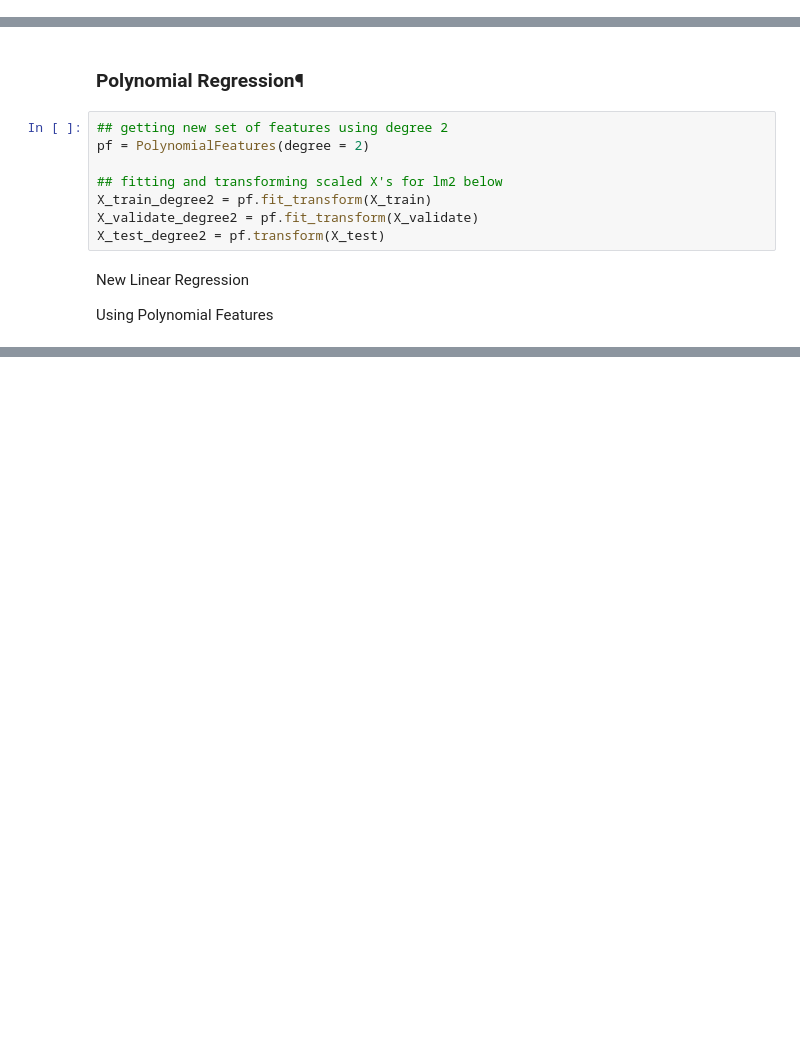
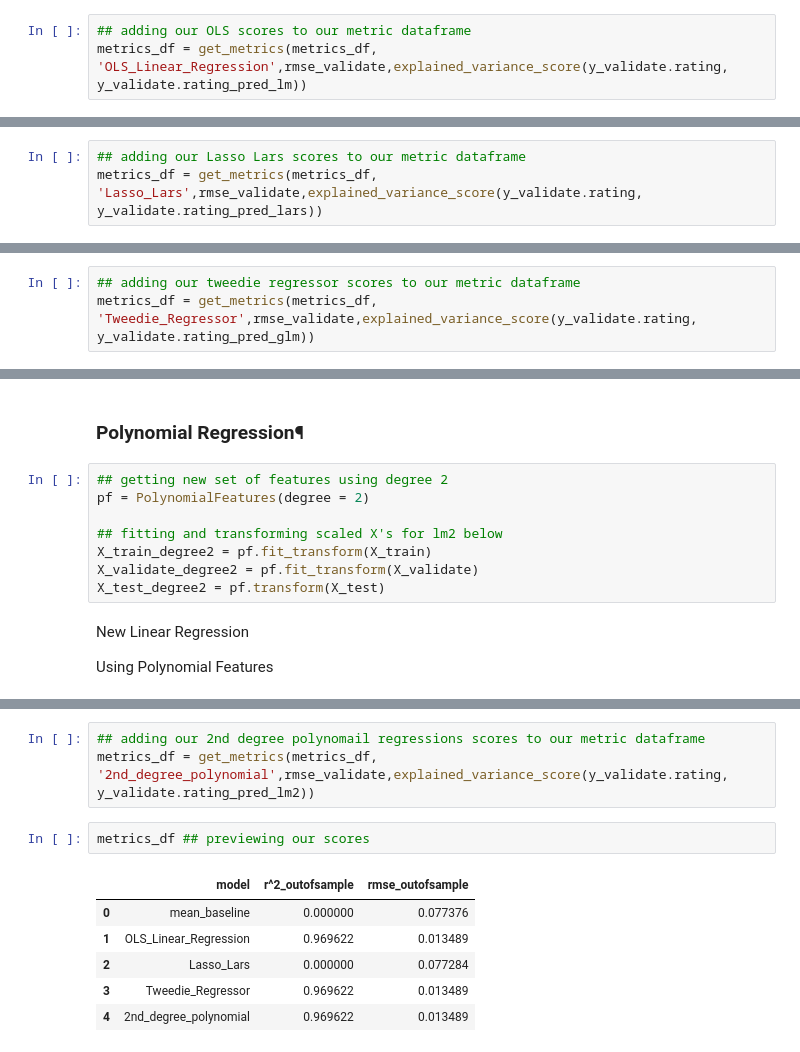
Before and after one commit to ForrestMccrosky/CSGO_player_KD, a Jupyter notebook: Rough_Draft.ipynb, the cells around one changed output, grey strips where cells are left out. Saved outputs shown, nothing was run; the diff lists cells and outputs as text; blank space fills up the shorter version.

```diff
--- a/Rough_Draft.ipynb
+++ b/Rough_Draft.ipynb
@@ -380,3 +398,6 @@ Training/In-Sample:  0.014665625049398648
 Validate/Out-of-Sample:  0.013488588175140866
 ------------------------------------------------
 R squared score for OLS: 0.9695344872412925
+# %%
+## adding our OLS scores to our metric dataframe
+metrics_df = get_metrics(metrics_df, 'OLS_Linear_Regression',rmse_validate,explained_variance_score(y_validate.rating, y_validate.rating_pred_lm))
@@ -415,0 +443,3 @@ R squared score for OLS: -0.00011947189339411857
+# %%
+## adding our Lasso Lars scores to our metric dataframe
+metrics_df = get_metrics(metrics_df, 'Lasso_Lars',rmse_validate,explained_variance_score(y_validate.rating, y_validate.rating_pred_lars))
@@ -448,0 +487,3 @@ R squared score for OLS: 0.9695344602798652
+# %%
+## adding our tweedie regressor scores to our metric dataframe
+metrics_df = get_metrics(metrics_df, 'Tweedie_Regressor',rmse_validate,explained_variance_score(y_validate.rating, y_validate.rating_pred_glm))
@@ -489,0 +545,12 @@ SyntaxError: unexpected EOF while parsing (<ipython-input-61-8ca3c252c022>, line
+# %%
+## adding our 2nd degree polynomail regressions scores to our metric dataframe
+metrics_df = get_metrics(metrics_df, '2nd_degree_polynomial',rmse_validate,explained_variance_score(y_validate.rating, y_validate.rating_pred_lm2))
+# %%
+metrics_df ## previewing our scores
+# %% [output]
+|  | model | r^2_outofsample | rmse_outofsample |
+| 0 | mean_baseline | 0.000000 | 0.077376 |
+| 1 | OLS_Linear_Regression | 0.969622 | 0.013489 |
+| 2 | Lasso_Lars | 0.000000 | 0.077284 |
+| 3 | Tweedie_Regressor | 0.969622 | 0.013489 |
+| 4 | 2nd_degree_polynomial | 0.969622 | 0.013489 |
```
Also changed, not shown: parts of 14 cells of this notebook.
